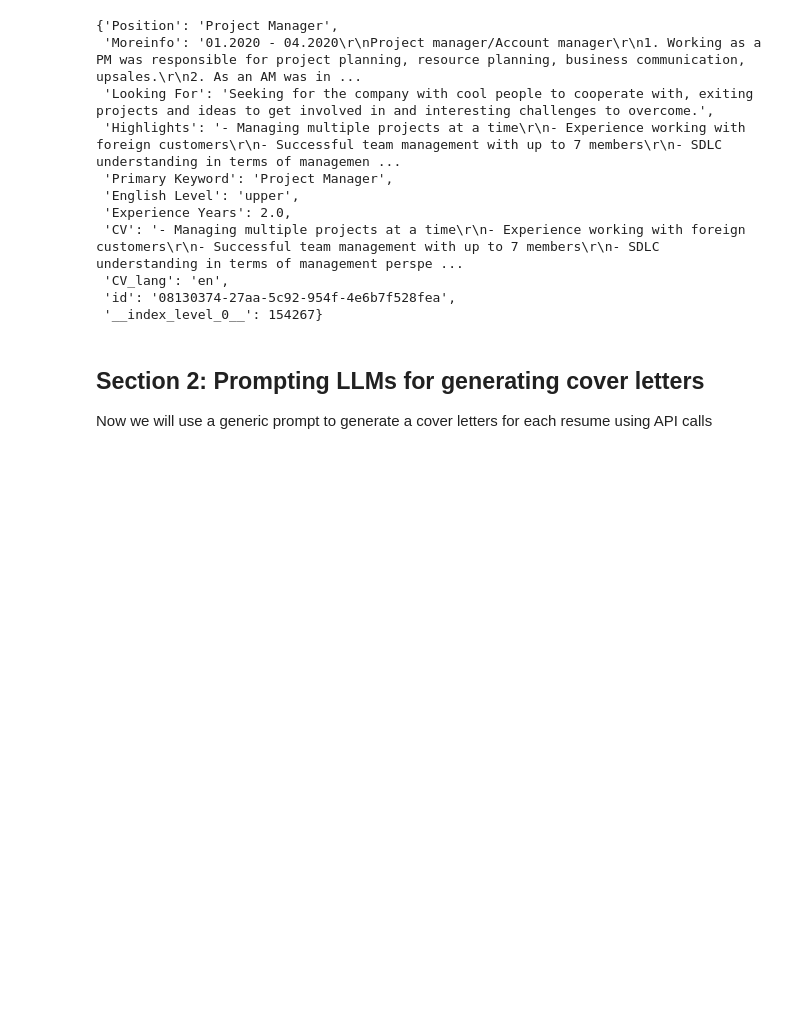
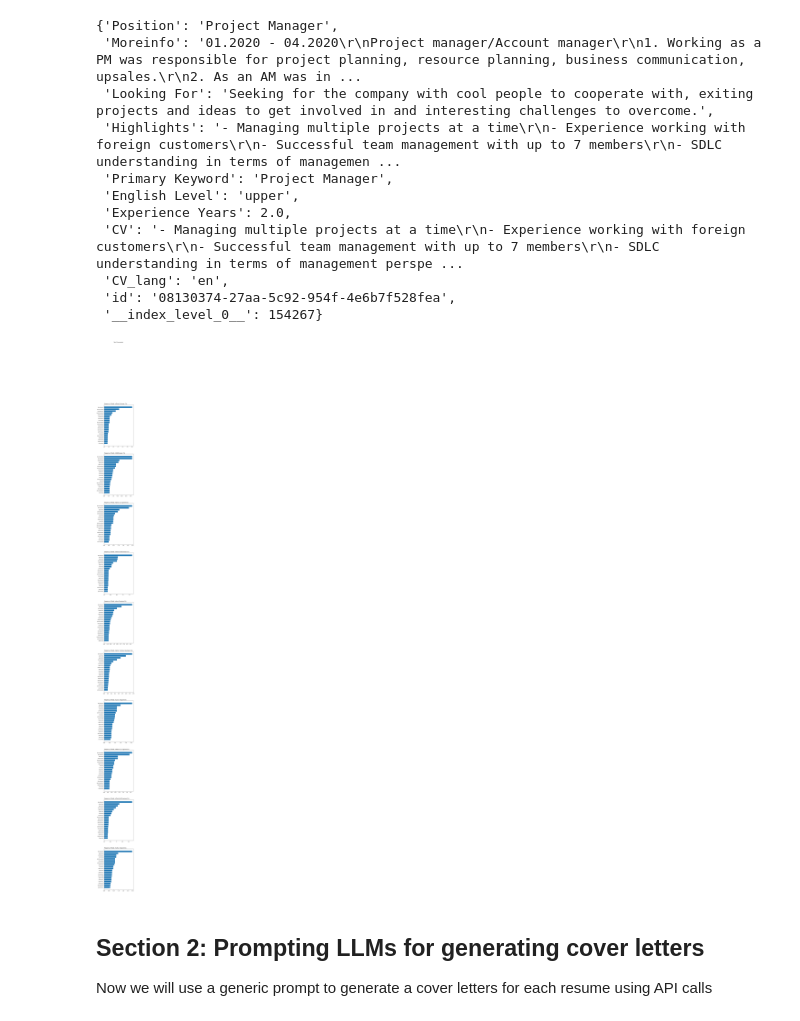
Before and after one commit to heyyjudes/llm-hiring-ecosystem, a Jupyter notebook: resume-experiments.ipynb, the cells around one changed output. Cells and saved outputs as stored; diff of their text form; code cells hidden in the pictures; blank space fills up the shorter version.

Commit message:
Add first round of experiments

```diff
--- a/resume-experiments.ipynb
+++ b/resume-experiments.ipynb
@@ -22,4 +22,4 @@ We will use these CVs as the basis for generating cover letters for our hiring m
 # %%
 df = pd.read_parquet('data/resumes.parquet', engine='pyarrow')
 # top 10 positions in resume database
-df.dropna().groupby("Position").count().sort_values("Moreinfo", ascending=False).head(10)
+newdf = df.dropna().groupby("Position").count().sort_values("Moreinfo", ascending=False).head(20)
@@ -39,5 +26,7 @@ df.dropna().groupby("Position").count().sort_values("Moreinfo", ascending=False)
+# %%
+top_twenty_jobs = list(newdf.index)
 # %%
 position = "Project Manager"
-occupation_df = df[df["Position"]==position]
+pm_occupation_df = df[df["Position"]==position]
 # %%
 # example entry
@@ -56,6 +45,35 @@ occupation_df.iloc[0].to_dict()
  '__index_level_0__': 154267}
 # %%
 ## TODO: further explorations of CV data, bring 2-3 insights about the CV itself and Insights and highlights
+
+#First: What words are used more? Collaboration base Terms or Technical terms?
+
+def plot_position_words(position):
+    pm_occupation_df = df[df["Position"]==position]
+    all_cvs = "\n".join(list(pm_occupation_df['CV']))
+    all_words = all_cvs.split(" ")
+    all_long_words = [word for word in all_words if len(word) > 10]
+    word_counts = Counter(all_long_words)
+    top_ten = word_counts.most_common(20)
+    words =  [item[0] for item in top_ten]
+    counts = [item[1]/len(pm_occupation_df) for item in top_ten]
+    #fig, ax = plt.subplots(figsize =(10, 6))
+    return [words, counts]
+    # Horizontal Bar Plot
+    #ax.barh(words, counts)
+    #ax.set_title('Frequency of Words in ' + position + " CVs",loc ='left', )
+    #ax.invert_yaxis()
+
+#plot_position_words("Java Developer")
+
+fig, axs = plt.subplots(len(top_twenty_jobs)-10, figsize=(6, 100))
+fig.suptitle('Word Frequencies')
+for i in range(0, len(top_twenty_jobs)-10):
+    axs[i].set_title('Frequency of Words in ' + top_twenty_jobs[i] + " CVs",loc ='left', )
+    axs[i].invert_yaxis()
+    axs[i].barh(plot_position_words(top_twenty_jobs[i])[0], plot_position_words(top_twenty_jobs[i])[1])
+# %% [output]
+[figure, added]
 # %% [markdown]
 ## Section 2: Prompting LLMs for generating cover letters
 
```
Also changed, not shown: parts of 4 cells of this notebook.
